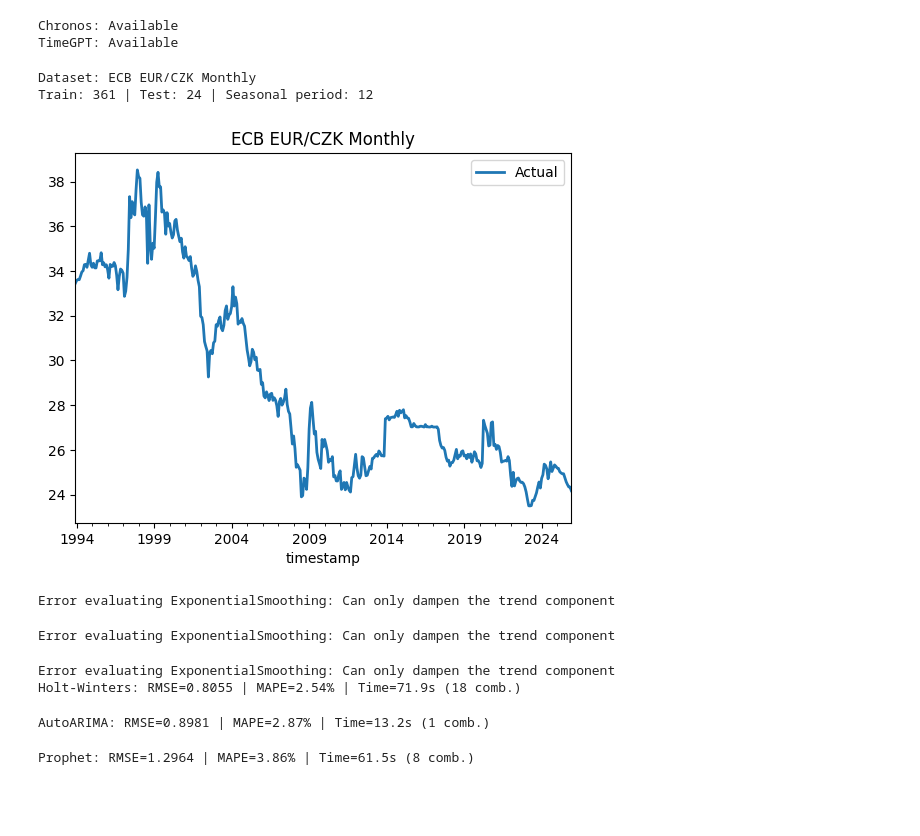
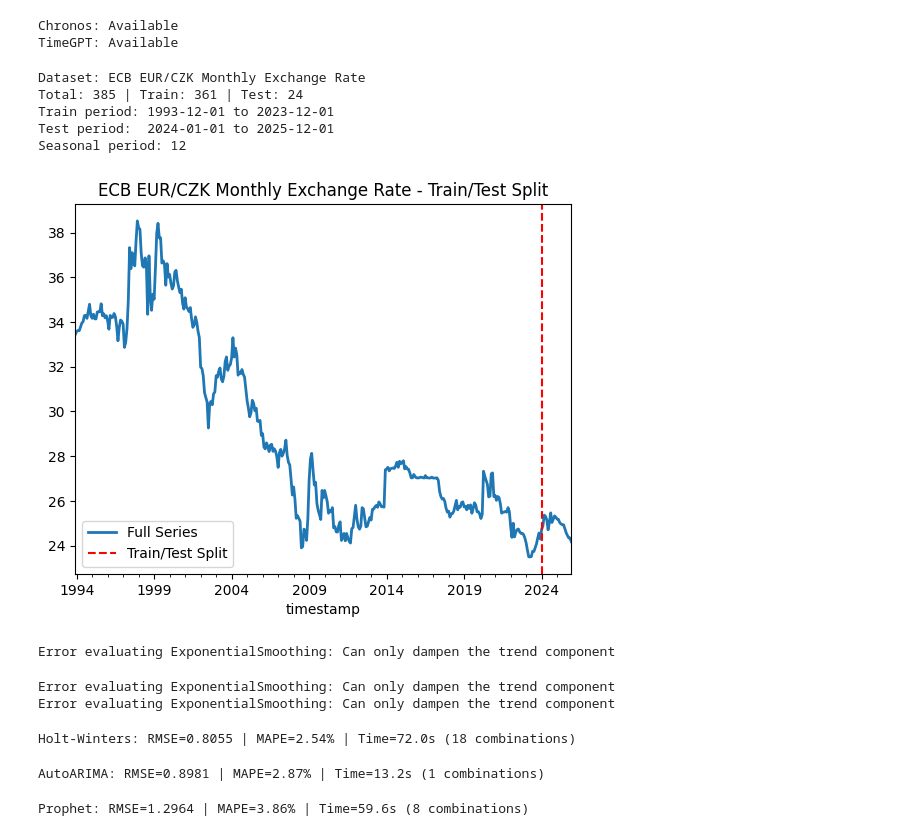
Before and after one commit to ContiHan/Statistika, a Jupyter notebook: forecasting/03_forecasting_ecb_eurczk_monthly.ipynb, the cells around one changed output. Cells and saved outputs as stored; diff of their text form; code cells hidden in the pictures; blank space fills up the shorter version.

```diff
--- a/forecasting/03_forecasting_ecb_eurczk_monthly.ipynb
+++ b/forecasting/03_forecasting_ecb_eurczk_monthly.ipynb
@@ -60,17 +72,20 @@ print(f"TimeGPT: {'Available' if TIMEGPT_AVAILABLE else 'Not installed'}")
 Chronos: Available
 TimeGPT: Available
 # %%
-# 2. Data Loading and Preprocessing
+# 2. Data Loading and Configuration
+#
+# DATASET_CONFIG serves as a template for different datasets.
+# Simply uncomment the desired configuration or create a new one.
 
-# === DATASET CONFIGURATION ===
+# === ACTIVE DATASET CONFIGURATION ===
 DATASET_CONFIG = {
     'file_path': '../datasets/ecb_eurczk_monthly.csv',
     'time_column': 'timestamp',
     'target_column': 'eur_czk',
-    'frequency': 'MS',          # 'MS'=monthly, 'QS'=quarterly, 'YS'=yearly, 'H'=hourly, 'D'=daily
-    'test_periods': 24,
+    'frequency': 'MS',          # 'MS'=monthly start, 'QS'=quarterly, 'YS'=yearly, 'H'=hourly, 'D'=daily
+    'test_periods': 24,         # Number of periods to hold out for testing
     'seasonal_period': 12,      # 12=monthly, 4=quarterly, 1=yearly, 24=hourly, 7=daily
-    'name': 'ECB EUR/CZK Monthly'
+    'name': 'ECB EUR/CZK Monthly Exchange Rate'
 }
 
 # === ALTERNATIVE DATASET CONFIGS (uncomment to use) ===
@@ -94,44 +109,58 @@ DATASET_CONFIG = {
 #     'frequency': 'D', 'test_periods': 28, 'seasonal_period': 7,
 #     'name': 'M5 Walmart Hobbies Daily'
 # }
 
 # DATASET_CONFIG = {
 #     'file_path': '../datasets/kaggle_btcusd_hourly.csv',
 #     'time_column': 'timestamp', 'target_column': 'close',
 #     'frequency': 'H', 'test_periods': 168, 'seasonal_period': 24,
 #     'name': 'Kaggle BTC/USD Hourly'
 # }
 
-# === LOAD DATA ===
+# === LOAD AND PREPROCESS DATA ===
 df = pd.read_csv(DATASET_CONFIG['file_path'])
 df[DATASET_CONFIG['time_column']] = pd.to_datetime(df[DATASET_CONFIG['time_column']])
 series = TimeSeries.from_dataframe(df, DATASET_CONFIG['time_column'], DATASET_CONFIG['target_column'])
 series = series.astype(np.float32)
 
-# Train/Test Split
+# === TRAIN/TEST SPLIT ===
+# Test set is held out completely - models never see it during training or validation
 freq = DATASET_CONFIG['frequency']
 test_periods = DATASET_CONFIG['test_periods']
-offset_map = {'MS': pd.DateOffset(months=test_periods), 'QS': pd.DateOffset(months=test_periods * 3),
-              'YS': pd.DateOffset(years=test_periods), 'D': pd.DateOffset(days=test_periods),
-              'H': pd.DateOffset(hours=test_periods)}
+offset_map = {
+    'MS': pd.DateOffset(months=test_periods),
+    'QS': pd.DateOffset(months=test_periods * 3),
+    'YS': pd.DateOffset(years=test_periods),
+    'D': pd.DateOffset(days=test_periods),
+    'H': pd.DateOffset(hours=test_periods)
+}
 offset = offset_map.get(freq, pd.DateOffset(days=test_periods))
 
 train, test = series.split_after(pd.Timestamp(series.end_time()) - offset)
 
-# Scaler for DL models
+# === SCALING (for Deep Learning models) ===
+# IMPORTANT: Scaler is fitted ONLY on training data to prevent data leakage
 scaler = Scaler()
 train_scaled = scaler.fit_transform(train)
-test_scaled = scaler.transform(test)
+test_scaled = scaler.transform(test)  # Transform only, no fitting
 series_scaled = scaler.transform(series)
 
 print(f"Dataset: {DATASET_CONFIG['name']}")
-print(f"Train: {len(train)} | Test: {len(test)} | Seasonal period: {DATASET_CONFIG['seasonal_period']}")
+print(f"Total: {len(series)} | Train: {len(train)} | Test: {len(test)}")
+print(f"Train period: {train.start_time().date()} to {train.end_time().date()}")
+print(f"Test period:  {test.start_time().date()} to {test.end_time().date()}")
+print(f"Seasonal period: {DATASET_CONFIG['seasonal_period']}")
 
-series.plot(label='Actual')
-plt.title(DATASET_CONFIG['name'])
+series.plot(label='Full Series')
+plt.axvline(x=test.start_time(), color='red', linestyle='--', label='Train/Test Split')
+plt.title(f"{DATASET_CONFIG['name']} - Train/Test Split")
+plt.legend()
 plt.show()
 # %% [output]
-Dataset: ECB EUR/CZK Monthly
-Train: 361 | Test: 24 | Seasonal period: 12
+Dataset: ECB EUR/CZK Monthly Exchange Rate
+Total: 385 | Train: 361 | Test: 24
+Train period: 1993-12-01 to 2023-12-01
+Test period:  2024-01-01 to 2025-12-01
+Seasonal period: 12
-[figure, old version]
+[figure, new version]
 # %%
@@ -223,10 +313,13 @@ def run_tuning_and_eval(model_name, model_cls, param_grid, train_series, is_dl=F
     return best_params
 # %%
 # 5. Statistical Models (Darts)
+#
+# These models are trained on ORIGINAL (unscaled) data.
+# Validation uses rolling window cross-validation on training data only.
 
 SEASONAL_PERIOD = DATASET_CONFIG['seasonal_period']
 
-# Holt-Winters
+# Holt-Winters (Exponential Smoothing with trend and seasonality)
 hw_grid = {
     'seasonal_periods': [SEASONAL_PERIOD],
     'trend': [ModelMode.ADDITIVE, ModelMode.MULTIPLICATIVE, ModelMode.NONE],
@@ -235,7 +328,7 @@ hw_grid = {
 }
 run_tuning_and_eval("Holt-Winters", ExponentialSmoothing, hw_grid, train, use_full_grid=True)
 
-# AutoARIMA
+# AutoARIMA (Automatic ARIMA model selection)
 try:
     AutoARIMA()
     arima_grid = {
@@ -244,10 +337,10 @@ try:
         'max_p': [5], 'max_q': [5], 'max_P': [2], 'max_Q': [2], 'max_D': [1],
     }
     run_tuning_and_eval("AutoARIMA", AutoARIMA, arima_grid, train, use_full_grid=True)
-except:
-    print("AutoARIMA not available")
+except Exception as e:
+    print(f"AutoARIMA not available: {e}")
 
-# Prophet
+# Prophet (Facebook's additive regression model)
 try:
     Prophet()
     prophet_grid = {
@@ -255,14 +348,14 @@ try:
         'changepoint_prior_scale': [0.001, 0.01, 0.1, 0.5]
     }
     run_tuning_and_eval("Prophet", Prophet, prophet_grid, train, use_full_grid=True)
-except:
-    print("Prophet not available")
+except Exception as e:
+    print(f"Prophet not available: {e}")
 # %% [output]
 Error evaluating ExponentialSmoothing: Can only dampen the trend component
 Error evaluating ExponentialSmoothing: Can only dampen the trend component
+Error evaluating ExponentialSmoothing: Can only dampen the trend component
-Error evaluating ExponentialSmoothing: Can only dampen the trend component
-Holt-Winters: RMSE=0.8055 | MAPE=2.54% | Time=71.9s (18 comb.)
+Holt-Winters: RMSE=0.8055 | MAPE=2.54% | Time=72.0s (18 combinations)
-AutoARIMA: RMSE=0.8981 | MAPE=2.87% | Time=13.2s (1 comb.)
+AutoARIMA: RMSE=0.8981 | MAPE=2.87% | Time=13.2s (1 combinations)
-Prophet: RMSE=1.2964 | MAPE=3.86% | Time=61.5s (8 comb.)
+Prophet: RMSE=1.2964 | MAPE=3.86% | Time=59.6s (8 combinations)
 # %%
 # 6. Deep Learning Models (Darts)
```
Also changed, not shown: parts of 9 cells of this notebook.
